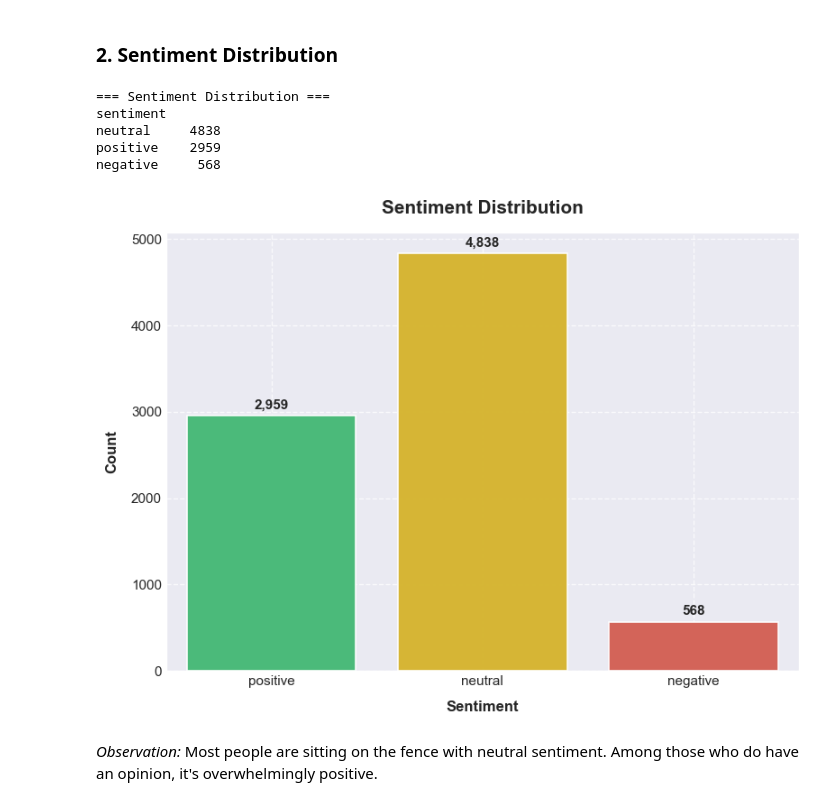
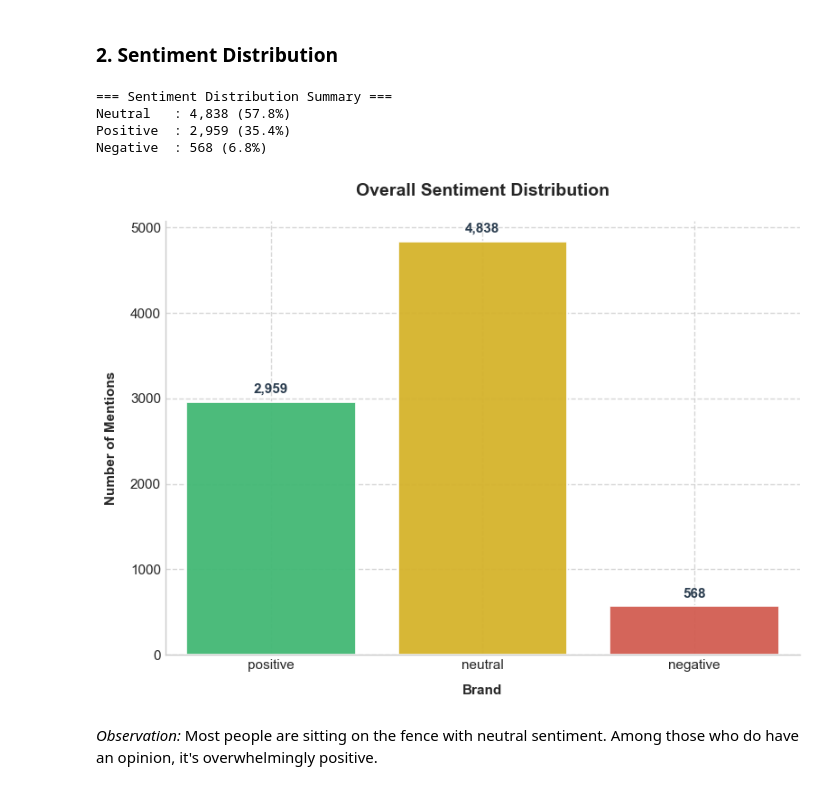
Before and after one commit to Vain-Guy/TechTones, a Jupyter notebook: techtones.ipynb, the cells around one changed output. Saved outputs shown, nothing was run; the diff lists cells and outputs as text; code cells hidden in the pictures.

```diff
--- a/techtones.ipynb
+++ b/techtones.ipynb
@@ -88,9 +88,10 @@ import pandas as pd          # Data manipulation
 
 # Visualization
 import matplotlib.pyplot as plt
+plt.style.use('seaborn-v0_8-whitegrid')
 import seaborn as sns
-sns.set_style("darkgrid")
-from wordcloud import WordCloud     # Word Cloud
+from wordcloud import WordCloud         # Word Cloud
+from wordcloud import STOPWORDS
 
 # String manipulation
 import re
@@ -104,9 +105,9 @@ nltk.download('stopwords')
 nltk.download('wordnet')
 nltk.download('punkt_tab')
 
-from nltk.tokenize import RegexpTokenizer                   # Tokenization
-from nltk.corpus import stopwords                           # Stopwords
-from nltk.stem import PorterStemmer, WordNetLemmatizer      # Stemming & Lemmatization
+from nltk.tokenize import RegexpTokenizer           # Tokenization
+from nltk.corpus import stopwords                   # Stopwords
+from nltk.stem import WordNetLemmatizer             # Lemmatization
 
 # Vectorization
 from sklearn.feature_extraction.text import CountVectorizer, TfidfVectorizer
@@ -610,7 +611,7 @@ Google    2790
 # %% [markdown]
 ### 2. Sentiment Distribution
 # %%
-# Map sentiments to simplified categories
+# Simplify Sentiment Labels
 df['sentiment'] = df['sentiment'].replace({
     'Positive emotion': 'positive',
     'Negative emotion': 'negative',
@@ -618,64 +619,72 @@ df['sentiment'] = df['sentiment'].replace({
     "I can't tell": 'neutral'
 })
 
-# Count summary before plotting
+# Count Summary
 sentiment_counts = df['sentiment'].value_counts()
-print("=== Sentiment Distribution ===")
-print(sentiment_counts.to_string())
+total = sentiment_counts.sum()
+sentiment_percent = (sentiment_counts / total * 100).round(1)
 
-# Create figure
+print("=== Sentiment Distribution Summary ===")
+for sentiment, count in sentiment_counts.items():
+    print(f"{sentiment.capitalize():<10}: {count:,} ({sentiment_percent[sentiment]}%)")
+
+# Create plot
 fig, ax = plt.subplots(figsize=(8, 6))
 
-# Palette
+# Color Palette
 palette = {
     'positive': '#2ECC71',
     'neutral':  '#F1C40F',
     'negative': '#E74C3C'
 }
 
+# Plot
 bars = sns.countplot(
     data=df,
     x="sentiment",
     order=["positive", "neutral", "negative"],
     palette=palette,
     edgecolor="white",
-    linewidth=1.2,
+    linewidth=1.3,
     alpha=0.95,
     ax=ax
 )
 
-# Annotate Bars
+# Annotate bars
 for p in bars.patches:
     height = p.get_height()
+    label = f"{int(height):,}"
     ax.text(
         p.get_x() + p.get_width()/2,
-        height + (max(sentiment_counts)*0.01),
-        f"{int(height):,}",
+        height + (max(sentiment_counts)*0.015),
+        label,
         ha="center",
         va="bottom",
         fontsize=11,
-        fontweight="semibold"
+        fontweight="semibold",
+        color="#2C3E50"
     )
 
-# Titles & Labels
-ax.set_title("Sentiment Distribution", fontsize=15, fontweight="semibold", pad=15)
-ax.set_xlabel("Sentiment", fontsize=12, fontweight="semibold", labelpad=10)
-ax.set_ylabel("Count", fontsize=12, fontweight="semibold", labelpad=10)
+# Title and Labels
+ax.set_title("Overall Sentiment Distribution", fontsize=14, fontweight="semibold", pad=20)
+ax.set_xlabel("Brand", fontsize=11, fontweight="semibold", labelpad=10)
+ax.set_ylabel("Number of Mentions", fontsize=11, fontweight="semibold", labelpad=10)
 
-# Grid & Spines
+# Grid and spines polish
 ax.grid(axis='both', linestyle='--', alpha=0.8)
 ax.set_axisbelow(True)
+for spine in ['top', 'right']:
+    ax.spines[spine].set_visible(False)
 
 # Tighten it all up
 plt.tight_layout()
 plt.show()
 # %% [output]
-=== Sentiment Distribution ===
-sentiment
-neutral     4838
-positive    2959
-negative     568
+=== Sentiment Distribution Summary ===
+Neutral   : 4,838 (57.8%)
+Positive  : 2,959 (35.4%)
+Negative  : 568 (6.8%)
-[figure, old version]
+[figure, new version]
 # %% [markdown]
 *Observation:* Most people are sitting on the fence with neutral sentiment. Among those who do have an opinion, it's overwhelmingly positive.
 # %% [markdown]
```
Also changed, not shown: parts of 18 cells of this notebook.
